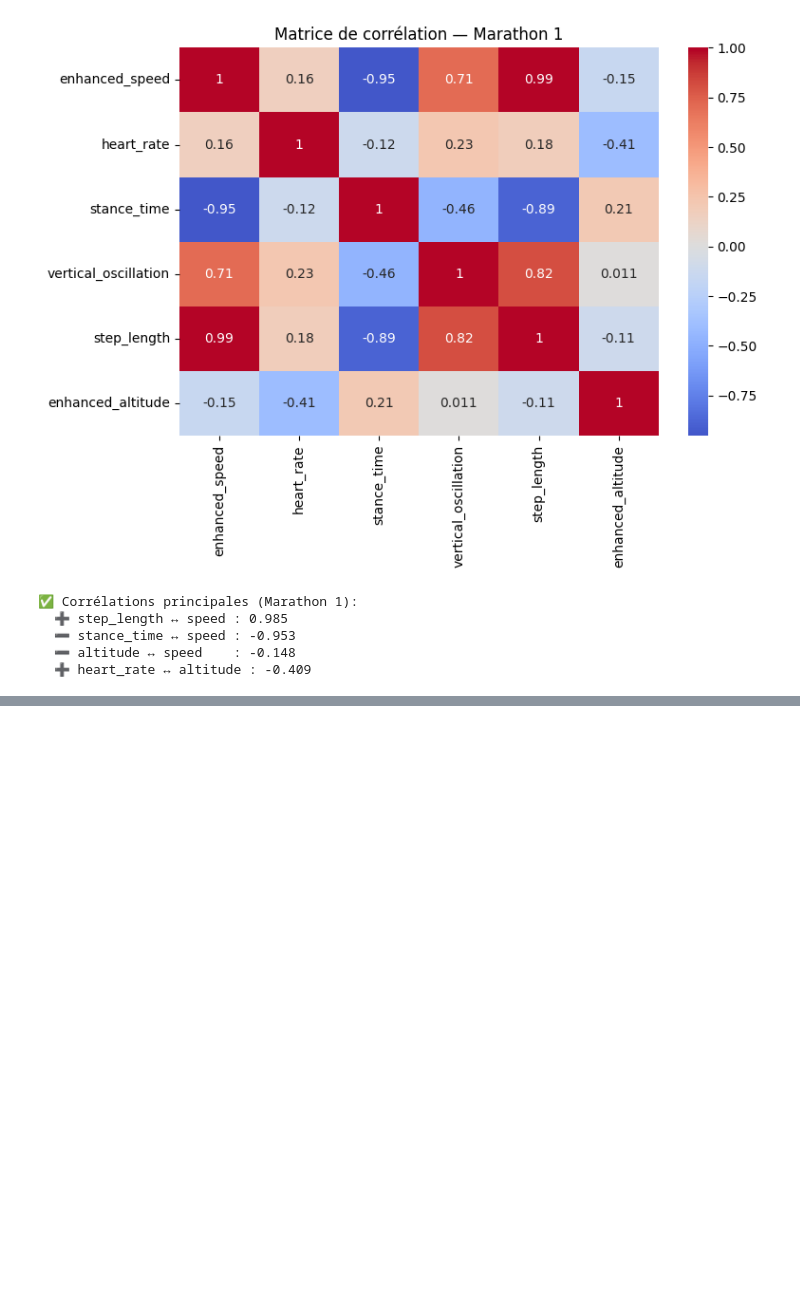
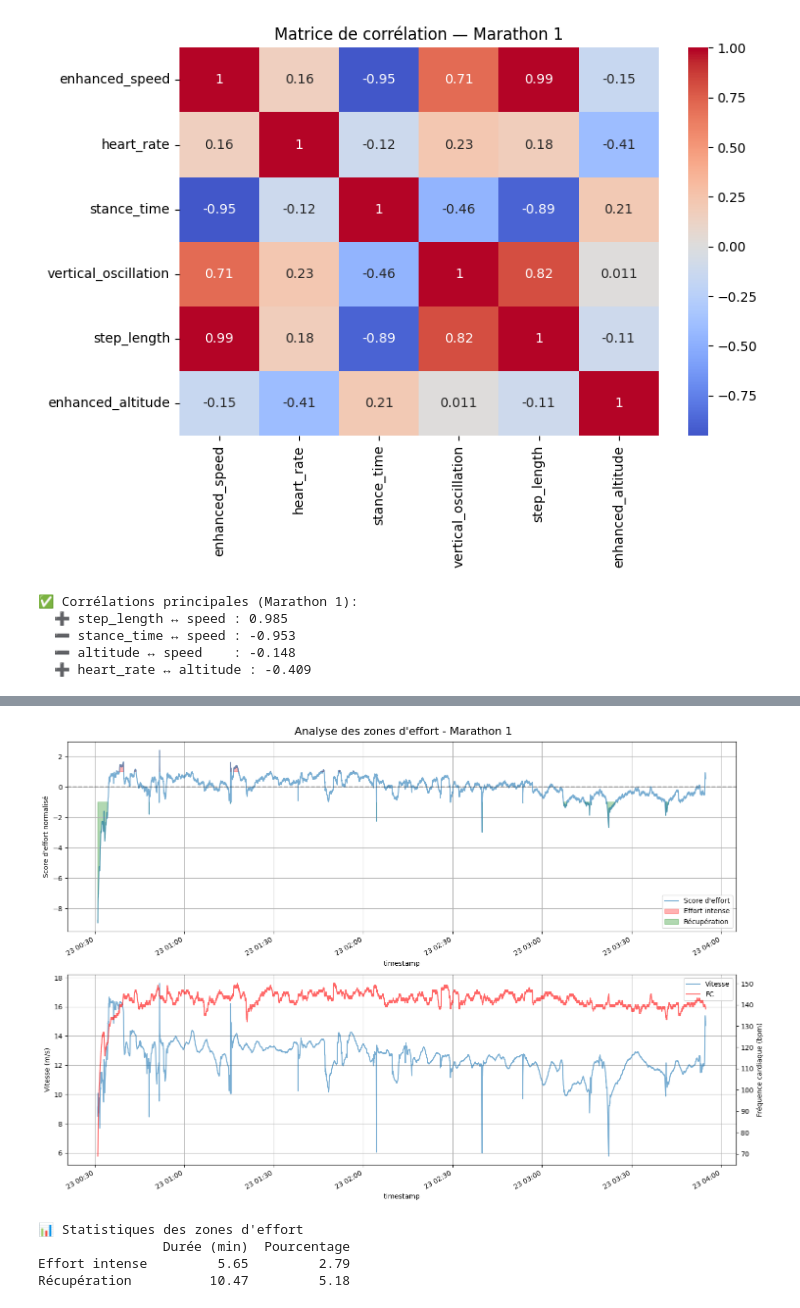
Before and after one commit to MatSouesme/Strava_ML_TimeSeries, a Jupyter notebook: Biomecanique.ipynb, the cells around one changed output, grey strips where cells are left out. Drawn from its saved outputs; the diff is of its cells as text; code cells hidden in the pictures; blank space fills up the shorter version.

Commit message:
analyse approfondie biomécanique + ajout forecast en fonction de features définies

```diff
--- a/Biomecanique.ipynb
+++ b/Biomecanique.ipynb
@@ -180,0 +261,68 @@ plot_correlations(marathon1_clean, "Marathon 1")
+# %%
+# Détection des zones d'effort
+def detect_effort_zones(ts, course_name):
+    """
+    Détecte les zones d'effort basées sur la fréquence cardiaque et la vitesse
+    """
+    # Normalisation des paramètres
+    hr_zscore = (ts['heart_rate'] - ts['heart_rate'].mean()) / ts['heart_rate'].std()
+    speed_zscore = (ts['enhanced_speed'] - ts['enhanced_speed'].mean()) / ts['enhanced_speed'].std()
+
+    # Score d'effort combiné
+    effort_score = (hr_zscore + speed_zscore) / 2
+
+    # Définition des seuils
+    high_effort = effort_score > 1.0
+    low_effort = effort_score < -1.0
+
+    # Visualisation
+    fig, (ax1, ax2) = plt.subplots(2, 1, figsize=(15, 10))
+    fig.suptitle(f'Analyse des zones d\'effort - {course_name}', size=16)
+
+    # Premier graphique : Score d'effort
+    effort_score.plot(ax=ax1, alpha=0.6, label='Score d\'effort')
+    ax1.fill_between(effort_score.index, effort_score.where(high_effort), 1.0,
+                     color='red', alpha=0.3, label='Effort intense')
+    ax1.fill_between(effort_score.index, effort_score.where(low_effort), -1.0,
+                     color='green', alpha=0.3, label='Récupération')
+    ax1.axhline(y=0, color='k', linestyle='--', alpha=0.3)
+    ax1.set_ylabel('Score d\'effort normalisé')
+    ax1.legend()
+    ax1.grid(True)
+
+    # Second graphique : Paramètres physiques
+    ts['enhanced_speed'].plot(ax=ax2, label='Vitesse', alpha=0.6)
+    ax2_hr = ax2.twinx()
+    ts['heart_rate'].plot(ax=ax2_hr, color='red', label='FC', alpha=0.6)
+
+    ax2.set_ylabel('Vitesse (m/s)')
+    ax2_hr.set_ylabel('Fréquence cardiaque (bpm)')
+
+    # Combine legends
+    lines1, labels1 = ax2.get_legend_handles_labels()
+    lines2, labels2 = ax2_hr.get_legend_handles_labels()
+    ax2.legend(lines1 + lines2, labels1 + labels2, loc='upper right')
+
+    ax2.grid(True)
+    plt.tight_layout()
+    plt.show()
+
+    # Statistiques sur les zones
+    stats = pd.DataFrame({
+        'Durée (min)': [high_effort.sum() / 60, low_effort.sum() / 60],
+        'Pourcentage': [high_effort.mean() * 100, low_effort.mean() * 100]
+    }, index=['Effort intense', 'Récupération'])
+
+    print("\n📊 Statistiques des zones d'effort")
+    print(stats.round(2))
+
+    return stats
+
+# Analyse du Marathon 1
+effort_stats = detect_effort_zones(time_series['Marathon 1'], 'Marathon 1')
+# %% [output]
+[figure, added]
+📊 Statistiques des zones d'effort
+                Durée (min)  Pourcentage
+Effort intense         5.65         2.79
+Récupération          10.47         5.18
```
Also changed, not shown: parts of 11 cells of this notebook.
